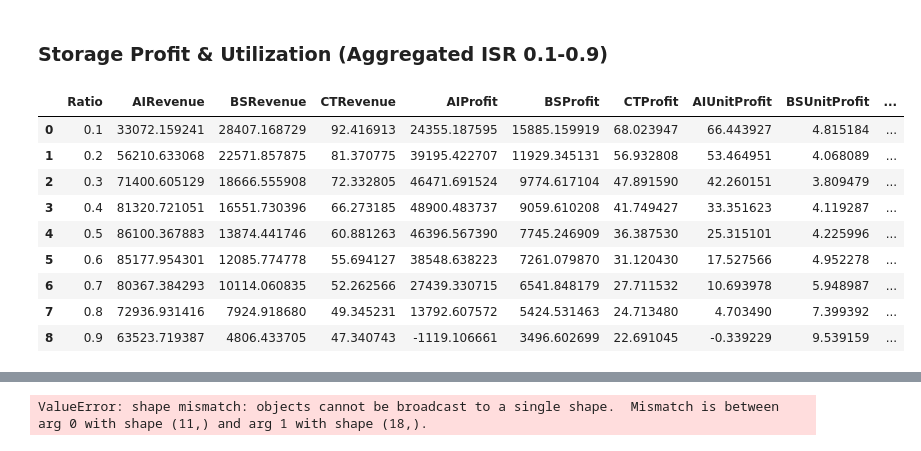
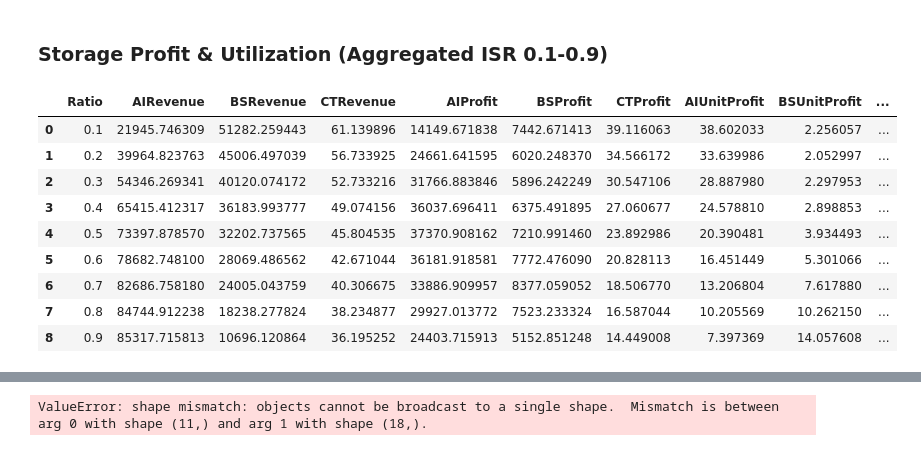
Before and after one commit to niklauskun/STESTS, a Jupyter notebook: Diagnose.ipynb, the cells around one changed output, grey strips where cells are left out. Saved outputs shown, nothing was run; the diff lists cells and outputs as text; code cells hidden in the pictures.

```diff
--- a/Diagnose.ipynb
+++ b/Diagnose.ipynb
@@ -116,8 +106,10 @@ std_prices_df
 # %%
 # Define case templates
+case_template = 'Strategic/BSESTEST/5GW_ED1_Strategic_true_FORB_true_ratio{}_Seg5_BSESCbid1.0'
+
 case_templates = {
-    'Existing Market Model': 'Strategic/2000Quad/5GW_ED1_Strategic_true_FORB_true_ratio{}_Seg1',
-    'SoC Market Model': 'Strategic/2000Quad/5GW_ED1_Strategic_true_FORB_true_ratio{}_Seg5',
+    'Existing Market Model': 'Strategic/BSESTEST/5GW_ED1_Strategic_true_FORB_true_ratio{}_Seg1_BSESCbid1.0',
+    'SoC Market Model': 'Strategic/BSESTEST/5GW_ED1_Strategic_true_FORB_true_ratio{}_Seg5_BSESCbid1.0',
 }
 ratios = [round(i * 0.1, 1) for i in range(11)]
 
@@ -188,7 +180,7 @@ plt.show()
 # %%
 # case_template = 'Strategic/5GW_C/ED1_Strategic_true_FORB_true_ratio{}_Seg1_BAW0_BSESCbid0.5'
 # case_template = 'Strategic/9000VOLL/ED1_Strategic_true_FORB_true_ratio{}_Seg1_BAW0_BSESCbid0.5_LDESRatio_1.0_LDESDur_4'
-case_template = 'Strategic/2000Quad/5GW_ED1_Strategic_true_FORB_true_ratio{}_Seg1'
+case_template = 'Strategic/BSESTEST/5GW_ED1_Strategic_true_FORB_true_ratio{}_Seg1_BSESCbid1.0'
 
 ratios = [round(i * 0.1, 1) for i in range(11)]
 Capacity = 19573.6
@@ -259,7 +251,7 @@ total_system_costs_df
 # %%
 # case_template = 'Strategic/5GW_C/ED1_Strategic_true_FORB_true_ratio{}_Seg5_BAW0_BSESCbid0.5'
 # case_template = 'Strategic/9000VOLL/ED1_Strategic_true_FORB_true_ratio{}_Seg5_BAW0_BSESCbid0.5_LDESRatio_1.0_LDESDur_4'
-case_template = 'Strategic/2000Quad/5GW_ED1_Strategic_true_FORB_true_ratio{}_Seg5'
+case_template = 'Strategic/BSESTEST/5GW_ED1_Strategic_true_FORB_true_ratio{}_Seg5_BSESCbid1.0'
 
 
 ratios = [round(i * 0.1, 1) for i in range(11)]
@@ -531,7 +527,7 @@ case_name = 'Existing Market Model'
 # %%
 # case_template = 'Strategic/5GW_C/ED1_Strategic_true_FORB_true_ratio{}_Seg5_BAW0_BSESCbid0.5'
 # case_template = 'Strategic/9000VOLL/ED1_Strategic_true_FORB_true_ratio{}_Seg5_BAW0_BSESCbid0.5_LDESRatio_1.0_LDESDur_4'
-case_template = 'Strategic/2000Quad/5GW_ED1_Strategic_true_FORB_true_ratio{}_Seg5'
+case_template = 'Strategic/BSESTEST/5GW_ED1_Strategic_true_FORB_true_ratio{}_Seg5_BSESCbid1.0'
 
 ratios = [round(i * 0.1, 1) for i in range(11)]
 # case_name = 'All BS-ES Model'
@@ -589,8 +612,9 @@ plt.show()
 # case_template = 'Strategic/5GW_C/ED1_Strategic_true_FORB_true_ratio{}_Seg1_BAW0_BSESCbid0.5'
 # case_template = 'Strategic/9000VOLL/ED1_Strategic_true_FORB_true_ratio{}_Seg5_BAW0_BSESCbid0.5_LDESRatio_1.0_LDESDur_4'
 
-case_template = 'Strategic/2000Quad/5GW_ED1_Strategic_true_FORB_true_ratio{}_Seg1'
+# case_template = 'Strategic/2000Quad/5GW_ED1_Strategic_true_FORB_true_ratio{}_Seg5'
 
+case_template = 'Strategic/BSESTEST/5GW_ED1_Strategic_true_FORB_true_ratio{}_Seg5_BSESCbid1.0'
 
 ratios = [round(i * 0.1, 1) for i in range(11)]
 # ratios = [round(i * 0.2, 1) for i in range(6)]
@@ -641,42 +665,42 @@ for ratio in ratios:
             'CTProfit': CTProfit,
             'AIUnitProfit': AIUnitProfit,
             'BSUnitProfit': BSUnitProfit,
             'CTUnitProfit': CTUnitProfit,
             'AICycle': AICycle,
             'BSCycle': BSCycle,
             'CTCycle': CTCycle
         })
 
 # Convert list of dictionaries to DataFrame
 results_df = pd.DataFrame(results)
 results_df
 #     AIRevenue = sum((ESD[35]-ESC[35])*price[0])/1000
 
 #     # Calculate stats and transpose
 #     pricestats = pd.concat([price.mean()*12, (price*12).std()], axis=1).T
 
 #     # Now, instead of appending Series objects, you create DataFrame slices for each and append them
 #     mean_prices_dfs.append(pricestats.iloc[[0]])
 #     std_prices_dfs.append(pricestats.iloc[[1]])
 
 # case = 'Strategic/Exp/2022/UC25ED1_Strategic_true_FORB_true_ratio0.1_Seg1_BAW0_Fuel2.0_NLC2.0_Error0.25_ESPeakBidAdjustment1.0_ESPeakBid100.0NegativeRenew_1.0-2.0-2.0-2.0-2.0'
 
 # ESD = pd.read_csv('output/'+case+'/EDESD.csv',header=None)
 # ESC = pd.read_csv('output/'+case+'/EDESC.csv',header=None)
 # price = pd.read_csv('output/'+case+'/EDprice.csv',header=None)
 # ESindex = pd.read_csv('output/'+case+'/Strategic/storage_to_index_map.csv')
 # ES = pd.read_csv('output/'+case+'/Strategic/ADDED_ES.csv')
 # %% [output]
 |  | Ratio | AIRevenue | BSRevenue | CTRevenue | AIProfit | BSProfit | CTProfit | AIUnitProfit | BSUnitProfit | ... |
-| 0 | 0.1 | 33072.159241 | 28407.168729 | 92.416913 | 24355.187595 | 15885.159919 | 68.023947 | 66.443927 | 4.815184 | ... |
-| 1 | 0.2 | 56210.633068 | 22571.857875 | 81.370775 | 39195.422707 | 11929.345131 | 56.932808 | 53.464951 | 4.068089 | ... |
-| 2 | 0.3 | 71400.605129 | 18666.555908 | 72.332805 | 46471.691524 | 9774.617104 | 47.891590 | 42.260151 | 3.809479 | ... |
-| 3 | 0.4 | 81320.721051 | 16551.730396 | 66.273185 | 48900.483737 | 9059.610208 | 41.749427 | 33.351623 | 4.119287 | ... |
-| 4 | 0.5 | 86100.367883 | 13874.441746 | 60.881263 | 46396.567390 | 7745.246909 | 36.387530 | 25.315101 | 4.225996 | ... |
-| 5 | 0.6 | 85177.954301 | 12085.774778 | 55.694127 | 38548.638223 | 7261.079870 | 31.120430 | 17.527566 | 4.952278 | ... |
-| 6 | 0.7 | 80367.384293 | 10114.060835 | 52.262566 | 27439.330715 | 6541.848179 | 27.711532 | 10.693978 | 5.948987 | ... |
-| 7 | 0.8 | 72936.931416 | 7924.918680 | 49.345231 | 13792.607572 | 5424.531463 | 24.713480 | 4.703490 | 7.399392 | ... |
-| 8 | 0.9 | 63523.719387 | 4806.433705 | 47.340743 | -1119.106661 | 3496.602699 | 22.691045 | -0.339229 | 9.539159 | ... |
+| 0 | 0.1 | 21945.746309 | 51282.259443 | 61.139896 | 14149.671838 | 7442.671413 | 39.116063 | 38.602033 | 2.256057 | ... |
+| 1 | 0.2 | 39964.823763 | 45006.497039 | 56.733925 | 24661.641595 | 6020.248370 | 34.566172 | 33.639986 | 2.052997 | ... |
+| 2 | 0.3 | 54346.269341 | 40120.074172 | 52.733216 | 31766.883846 | 5896.242249 | 30.547106 | 28.887980 | 2.297953 | ... |
+| 3 | 0.4 | 65415.412317 | 36183.993777 | 49.074156 | 36037.696411 | 6375.491895 | 27.060677 | 24.578810 | 2.898853 | ... |
+| 4 | 0.5 | 73397.878570 | 32202.737565 | 45.804535 | 37370.908162 | 7210.991460 | 23.892986 | 20.390481 | 3.934493 | ... |
+| 5 | 0.6 | 78682.748100 | 28069.486562 | 42.671044 | 36181.918581 | 7772.476090 | 20.828113 | 16.451449 | 5.301066 | ... |
+| 6 | 0.7 | 82686.758180 | 24005.043759 | 40.306675 | 33886.909957 | 8377.059052 | 18.506770 | 13.206804 | 7.617880 | ... |
+| 7 | 0.8 | 84744.912238 | 18238.277824 | 38.234877 | 29927.013772 | 7523.233324 | 16.587044 | 10.205569 | 10.262150 | ... |
+| 8 | 0.9 | 85317.715813 | 10696.120864 | 36.195252 | 24403.715913 | 5152.851248 | 14.449008 | 7.397369 | 14.057608 | ... |
 # %%
 # Define a color palette
 colors = ['#FFA07A', '#4682B4', '#3CB371', '#8B008B', '#FFD700']
```
Also changed, not shown: parts of 17 cells of this notebook, 7 other files.
